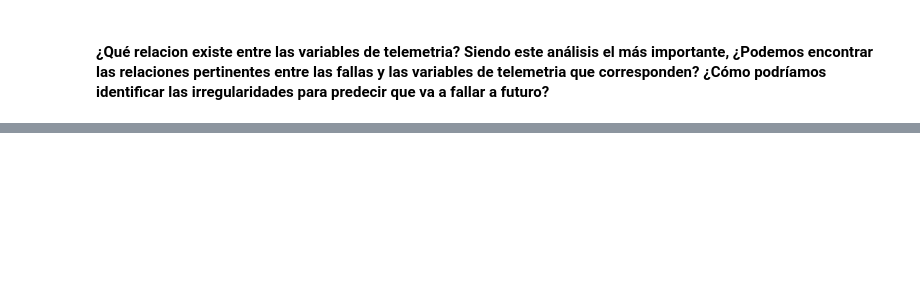
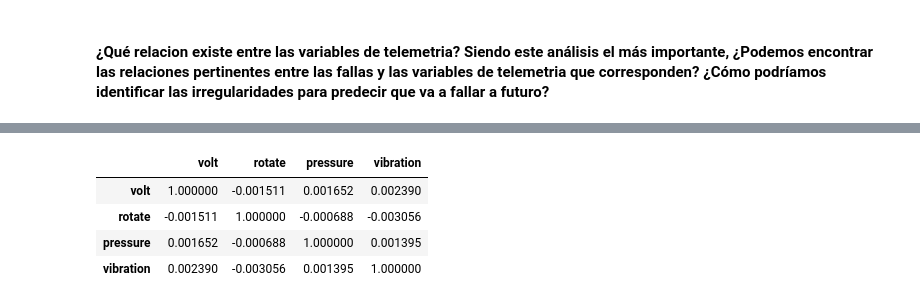
Before and after one commit to Brami01/TIC_Project_PM, a Jupyter notebook: main.ipynb, the cells around one changed output, grey strips where cells are left out. Drawn from its saved outputs; the diff is of its cells as text; code cells hidden in the pictures; blank space fills up the shorter version.

```diff
--- a/main.ipynb
+++ b/main.ipynb
@@ -449,3 +426,11 @@ Text(0.5, 1.0, 'Failures by time of service')
+# %%
+telemetry[telemetry_features].corr(method='pearson')
+# %% [output]
+|  | volt | rotate | pressure | vibration |
+| volt | 1.000000 | -0.001511 | 0.001652 | 0.002390 |
+| rotate | -0.001511 | 1.000000 | -0.000688 | -0.003056 |
+| pressure | 0.001652 | -0.000688 | 1.000000 | 0.001395 |
+| vibration | 0.002390 | -0.003056 | 0.001395 | 1.000000 |
 # %%
 '''
 def plotMachineRecords(machineID, telemetry_records):
```
Also changed, not shown: parts of 15 cells of this notebook, 1 other file.
